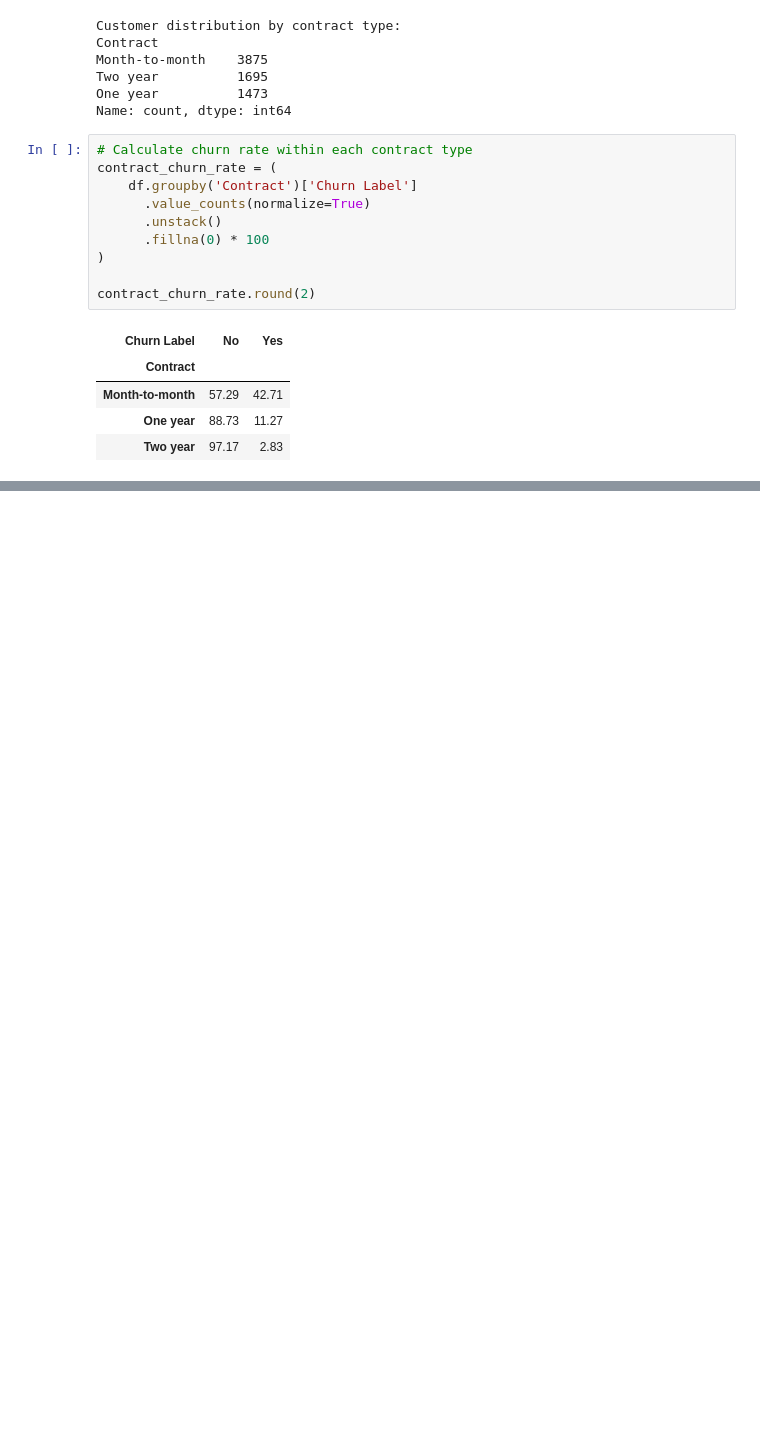
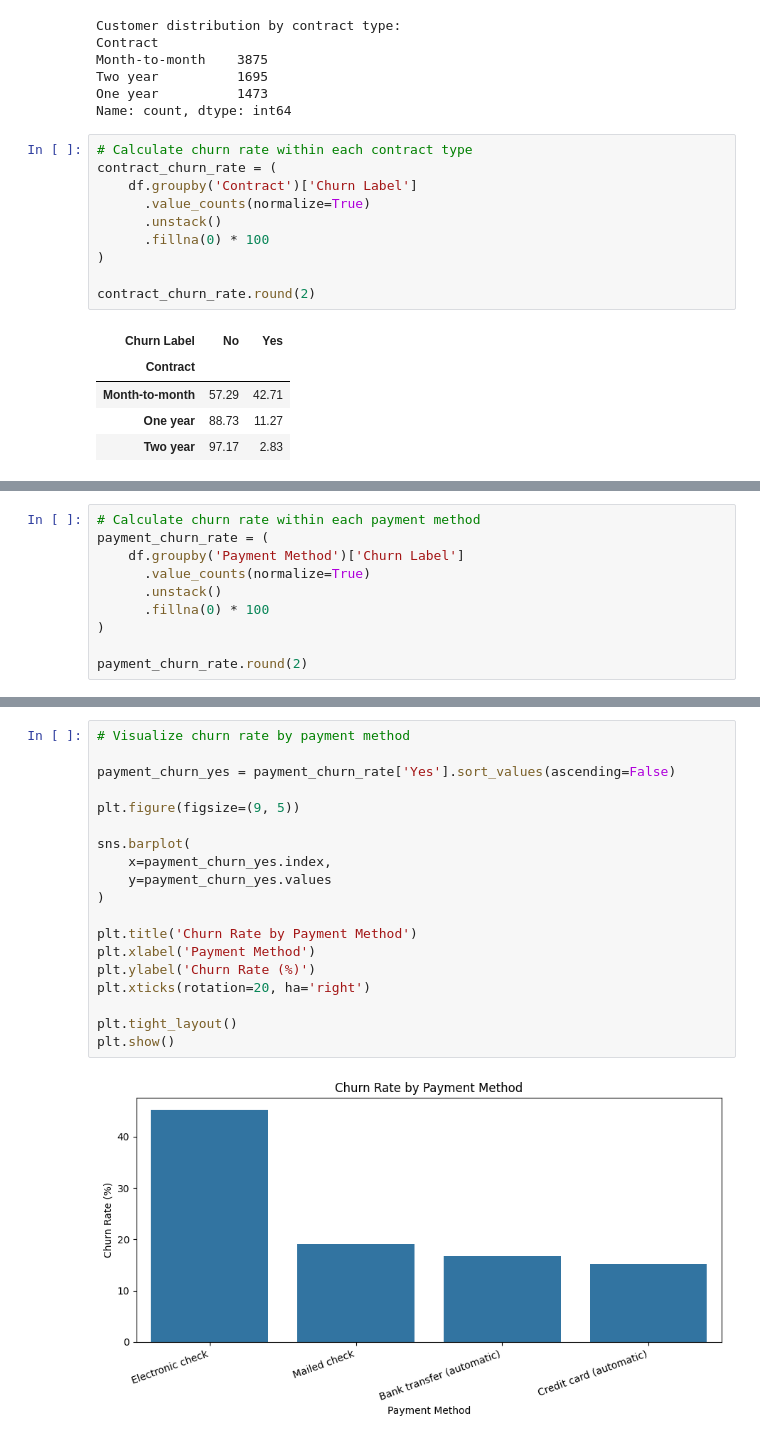
Before and after one commit to AchalaSharma/churn-prediction-project, a Jupyter notebook: notebooks/01_Data_Understanding_and_Initial_EDA.ipynb, the cells around one changed output, grey strips where cells are left out. Drawn from its saved outputs; the diff is of its cells as text; blank space fills up the shorter version.

```diff
--- a/notebooks/01_Data_Understanding_and_Initial_EDA.ipynb
+++ b/notebooks/01_Data_Understanding_and_Initial_EDA.ipynb
@@ -429,0 +521,10 @@ contract_churn_rate.round(2)
+# %%
+# Calculate churn rate within each payment method
+payment_churn_rate = (
+    df.groupby('Payment Method')['Churn Label']
+      .value_counts(normalize=True)
+      .unstack()
+      .fillna(0) * 100
+)
+
+payment_churn_rate.round(2)
@@ -429,0 +538,21 @@ contract_churn_rate.round(2)
+# %%
+# Visualize churn rate by payment method
+
+payment_churn_yes = payment_churn_rate['Yes'].sort_values(ascending=False)
+
+plt.figure(figsize=(9, 5))
+
+sns.barplot(
+    x=payment_churn_yes.index,
+    y=payment_churn_yes.values
+)
+
+plt.title('Churn Rate by Payment Method')
+plt.xlabel('Payment Method')
+plt.ylabel('Churn Rate (%)')
+plt.xticks(rotation=20, ha='right')
+
+plt.tight_layout()
+plt.show()
+# %% [output]
+[figure, added]
```
Also changed, not shown: parts of 35 cells of this notebook.
